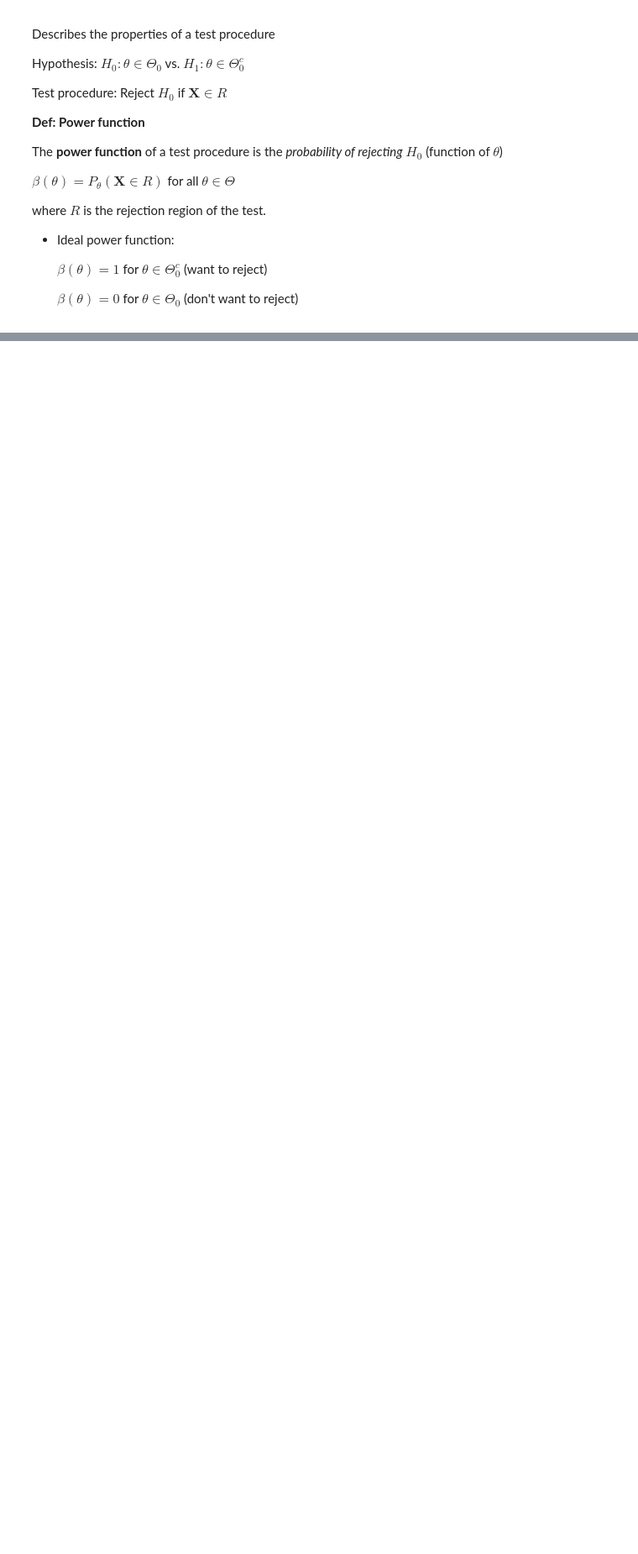
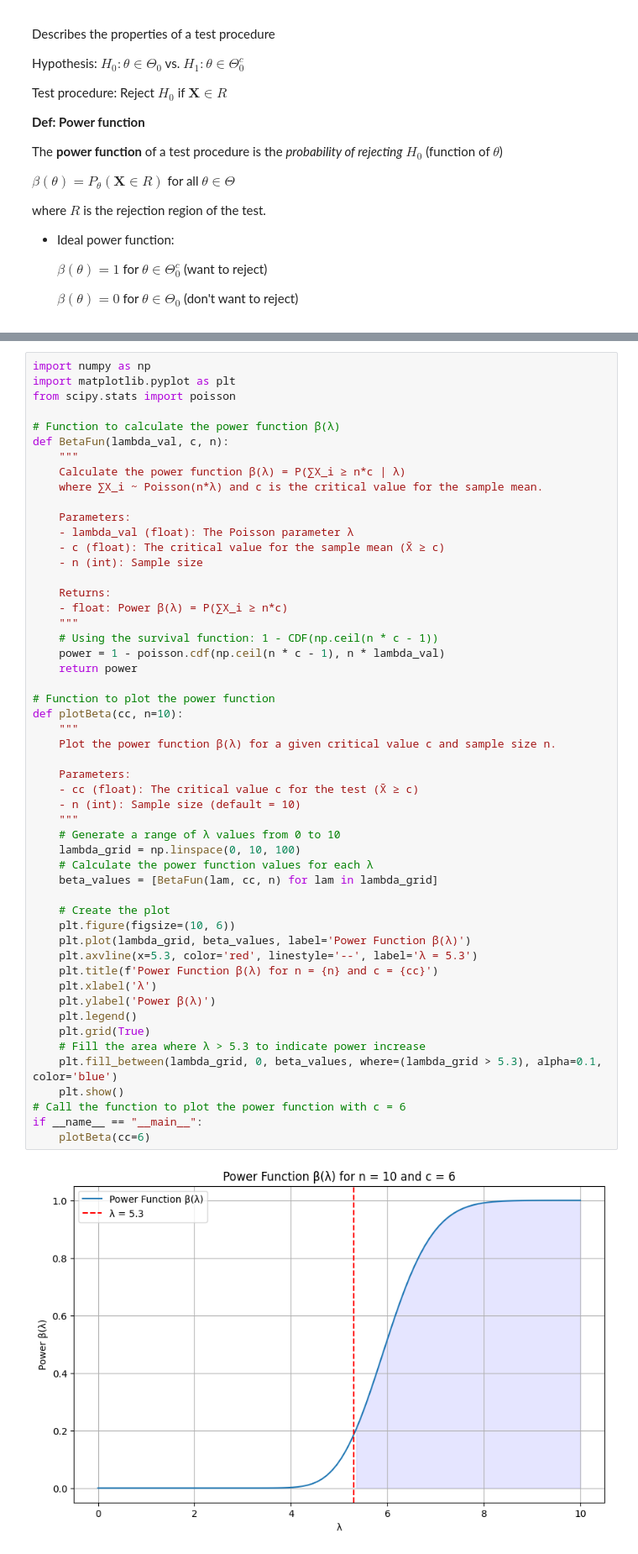
Before and after one commit to Thomson-Cui/Theoretical-Statistics-II, a Jupyter notebook: Chapter_08_02_Methods_of_Evaluating_Tests.ipynb, the cells around one changed output, grey strips where cells are left out. Shown at 84% size. Saved outputs shown, nothing was run; the diff lists cells and outputs as text; blank space fills up the shorter version.

```diff
--- a/Chapter_08_02_Methods_of_Evaluating_Tests.ipynb
+++ b/Chapter_08_02_Methods_of_Evaluating_Tests.ipynb
@@ -48,0 +95,54 @@ where $R$ is the rejection region of the test.
+# %%
+import numpy as np
+import matplotlib.pyplot as plt
+from scipy.stats import poisson
+
+# Function to calculate the power function β(λ)
+def BetaFun(lambda_val, c, n):
+    """
+    Calculate the power function β(λ) = P(∑X_i ≥ n*c | λ)
+    where ∑X_i ~ Poisson(n*λ) and c is the critical value for the sample mean.
+
+    Parameters:
+    - lambda_val (float): The Poisson parameter λ
+    - c (float): The critical value for the sample mean (X̄ ≥ c)
+    - n (int): Sample size
+
+    Returns:
+    - float: Power β(λ) = P(∑X_i ≥ n*c)
+    """
+    # Using the survival function: 1 - CDF(np.ceil(n * c - 1))
+    power = 1 - poisson.cdf(np.ceil(n * c - 1), n * lambda_val)
+    return power
+
+# Function to plot the power function
+def plotBeta(cc, n=10):
+    """
+    Plot the power function β(λ) for a given critical value c and sample size n.
+
+    Parameters:
+    - cc (float): The critical value c for the test (X̄ ≥ c)
+    - n (int): Sample size (default = 10)
+    """
+    # Generate a range of λ values from 0 to 10
+    lambda_grid = np.linspace(0, 10, 100)
+    # Calculate the power function values for each λ
+    beta_values = [BetaFun(lam, cc, n) for lam in lambda_grid]
+
+    # Create the plot
+    plt.figure(figsize=(10, 6))
+    plt.plot(lambda_grid, beta_values, label='Power Function β(λ)')
+    plt.axvline(x=5.3, color='red', linestyle='--', label='λ = 5.3')
+    plt.title(f'Power Function β(λ) for n = {n} and c = {cc}')
+    plt.xlabel('λ')
+    plt.ylabel('Power β(λ)')
+    plt.legend()
+    plt.grid(True)
+    # Fill the area where λ > 5.3 to indicate power increase
+    plt.fill_between(lambda_grid, 0, beta_values, where=(lambda_grid > 5.3), alpha=0.1, color='blue')
+    plt.show()
+# Call the function to plot the power function with c = 6
+if __name__ == "__main__":
+    plotBeta(cc=6)
+# %% [output]
+[figure, added]
```
Also changed, not shown: parts of 13 cells of this notebook.
